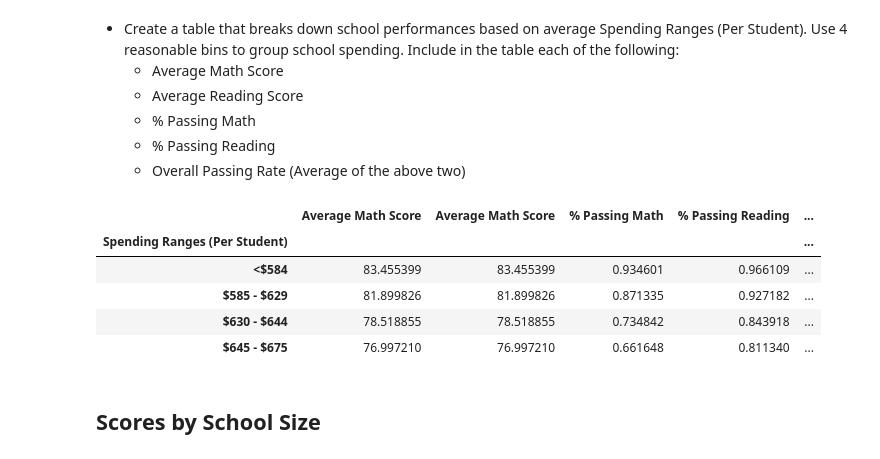
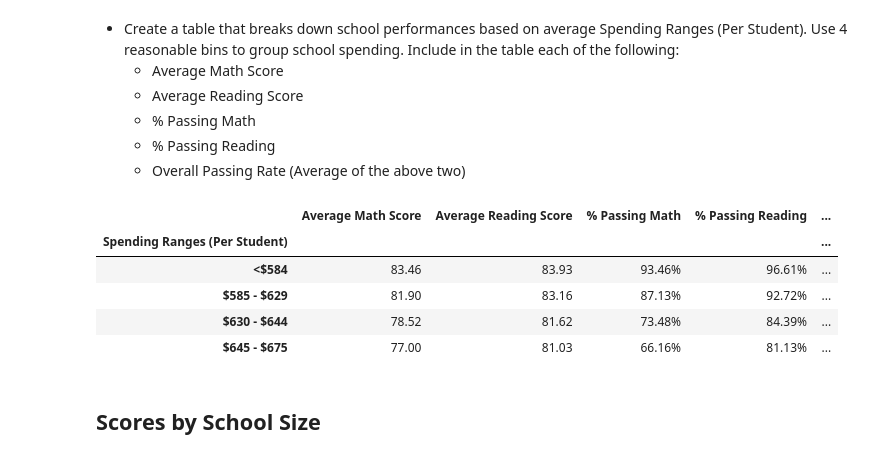
Before and after one commit to Enestvedt/district_test_analysis, a Jupyter notebook: PyCitySchools/PyCitySchools_starter.ipynb, the cells around one changed output. Cells and saved outputs as stored; diff of their text form; code cells hidden in the pictures.

```diff
--- a/PyCitySchools/PyCitySchools_starter.ipynb
+++ b/PyCitySchools/PyCitySchools_starter.ipynb
@@ -244,7 +244,7 @@ reading_table1
 #figure out the per student spending - I think the question misused the word 'average' related to school spending so I am ignoring it.
 renamed_school_data['spending_per_student'] = renamed_school_data['Total School Budget']/renamed_school_data['Total Students']
 
-school_df = pd.DataFrame(renamed_school_data[['spending_per_student', 'Average Math Score', 'Average Math Score','% Passing Math', '% Passing Reading', '% Overall Passing']])
+school_df = pd.DataFrame(renamed_school_data[['spending_per_student', 'Average Math Score', 'Average Reading Score','% Passing Math', '% Passing Reading', '% Overall Passing']])
 # %%
 #based on the range, bins will be roughly 575 - 675 - but because the example uses oddly shaped bins, I do that as well instead of even ranges
 bins = [0, 585, 630, 645, 675]
@@ -257,14 +257,19 @@ school_df = school_df.drop(columns=['spending_per_student'])
 # %%
 #Return the final table
 spending_vs_scores = school_df.groupby(['Spending Ranges (Per Student)'])
-spending_vs_scores.mean()
+styled_spending_v_scores = spending_vs_scores.mean()
-# %% [output]
-|  | Average Math Score | Average Math Score | % Passing Math | % Passing Reading | ... |
-| Spending Ranges (Per Student) |  |  |  |  | ... |
-| <$584 | 83.455399 | 83.455399 | 0.934601 | 0.966109 | ... |
-| $585 - $629 | 81.899826 | 81.899826 | 0.871335 | 0.927182 | ... |
-| $630 - $644 | 78.518855 | 78.518855 | 0.734842 | 0.843918 | ... |
-| $645 - $675 | 76.997210 | 76.997210 | 0.661648 | 0.811340 | ... |
+# %%
+#add format
+format_dict = {'Average Math Score': '{:.2f}', 'Average Reading Score': '{:.2f}', '% Passing Math': '{:.2%}', '% Passing Reading': '{:.2%}', '% Overall Passing': '{:.2%}'}
+
+styled_spending_v_scores.style.format(format_dict)
+# %% [output]
+|  | Average Math Score | Average Reading Score | % Passing Math | % Passing Reading | ... |
+| Spending Ranges (Per Student) |  |  |  |  | ... |
+| <$584 | 83.46 | 83.93 | 93.46% | 96.61% | ... |
+| $585 - $629 | 81.90 | 83.16 | 87.13% | 92.72% | ... |
+| $630 - $644 | 78.52 | 81.62 | 73.48% | 84.39% | ... |
+| $645 - $675 | 77.00 | 81.03 | 66.16% | 81.13% | ... |
 # %% [markdown]
 ## Scores by School Size
 # %% [markdown]
```
Also changed, not shown: parts of 5 cells of this notebook.
